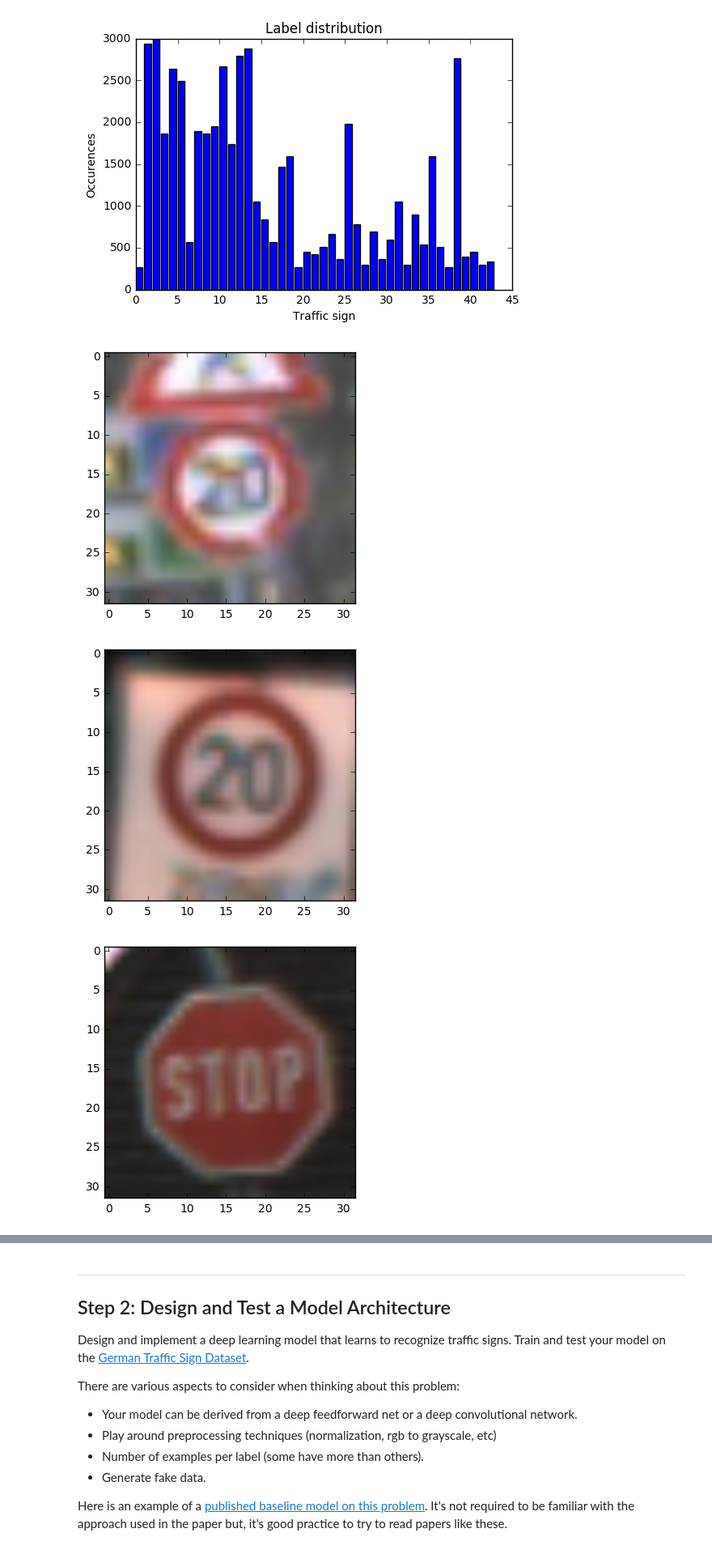
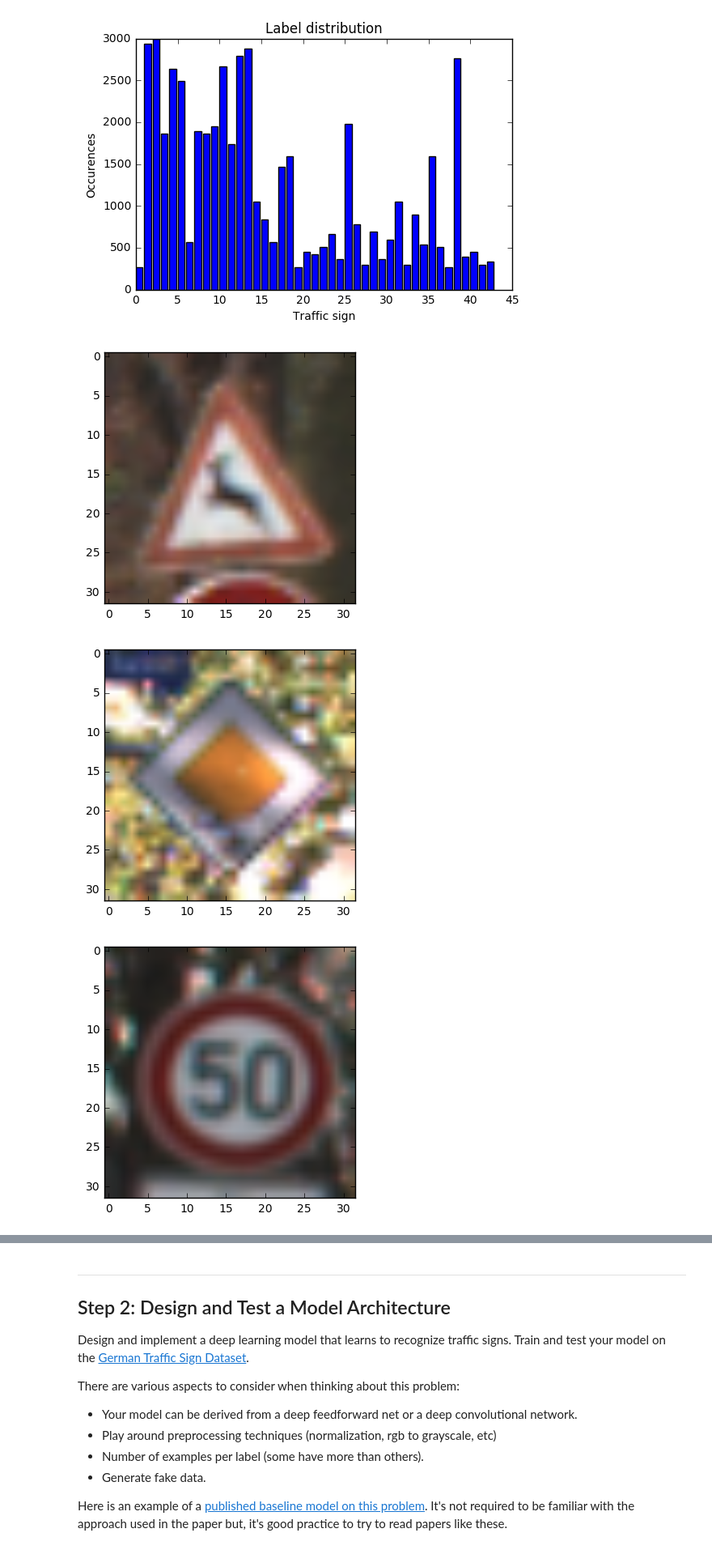
Before and after one commit to marlonmisra/traffic-signs, a Jupyter notebook: Traffic_Signs_Recognition.ipynb, the cells around one changed output, grey strips where cells are left out. Shown: that part at 81% size. Saved outputs shown, nothing was run; the diff lists cells and outputs as text; code cells hidden in the pictures.

```diff
--- a/Traffic_Signs_Recognition.ipynb
+++ b/Traffic_Signs_Recognition.ipynb
@@ -93,20 +93,16 @@ plt.xlabel("Traffic sign")
 plt.show()
 # %% [output]
 [figure]
-# %%
-#---------------------------------
-#look at some traffic signs
-
-sign_1 = X_train[0]
-sign_2 = X_train[100]
-sign_3 = X_train[23000]
-plt.imshow(sign_1)
-plt.show()
-plt.imshow(sign_2)
-plt.show()
-plt.imshow(sign_3)
-plt.show()
-# %% [output]
-[figure, removed]
-[figure, removed]
-[figure, removed]
+# %%
+#---------------------------------
+#look at some random traffic signs
+
+import random
+
+for i in range(4):
+    plt.imshow(X_train[random.randint(0,len(X_train-1))])
+    plt.show()
+# %% [output]
+[figure, added]
+[figure, added]
+[figure, added]
```
Also changed, not shown: parts of 4 cells of this notebook.
